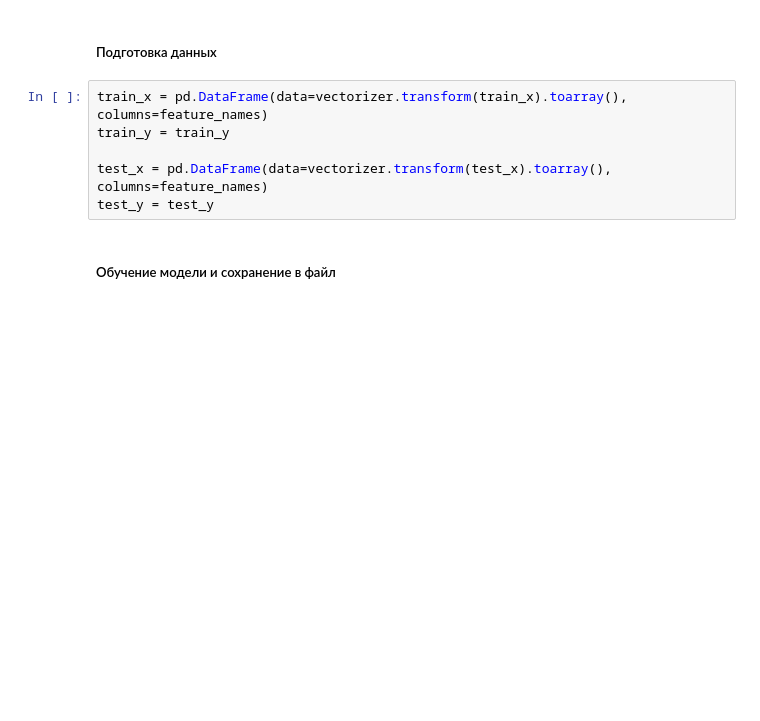
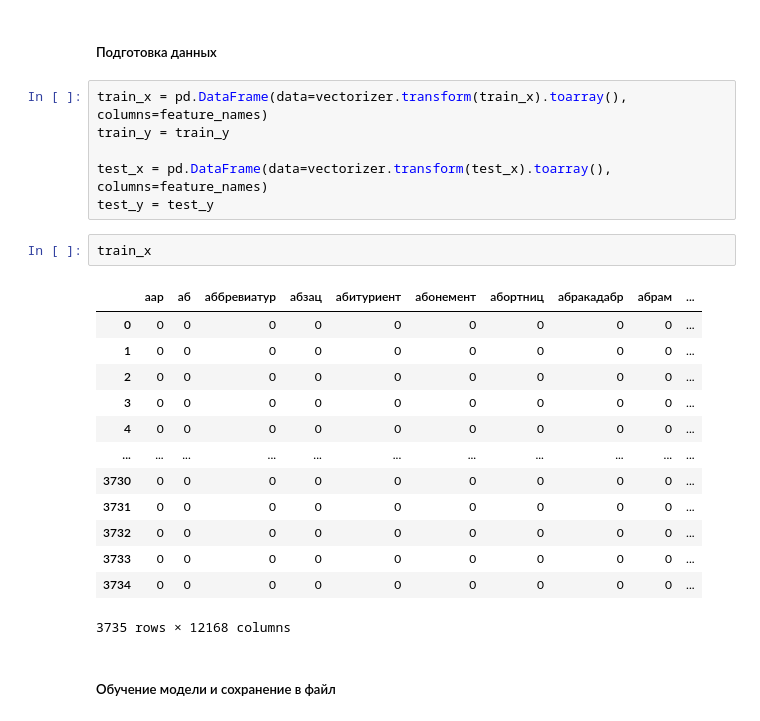
Before and after one commit to dmitrypurtov/dstextdata, a Jupyter notebook: jupyter/LogisticRegression_CountVectorizer.ipynb, the cells around one changed output. Saved outputs shown, nothing was run; the diff lists cells and outputs as text; blank space fills up the shorter version.

```diff
--- a/jupyter/LogisticRegression_CountVectorizer.ipynb
+++ b/jupyter/LogisticRegression_CountVectorizer.ipynb
@@ -77,6 +97,22 @@ train_y = train_y
 
 test_x = pd.DataFrame(data=vectorizer.transform(test_x).toarray(), columns=feature_names)
 test_y = test_y
+# %%
+train_x
+# %% [output]
+|  | аар | аб | аббревиатур | абзац | абитуриент | абонемент | абортниц | абракадабр | абрам | ... |
+| 0 | 0 | 0 | 0 | 0 | 0 | 0 | 0 | 0 | 0 | ... |
+| 1 | 0 | 0 | 0 | 0 | 0 | 0 | 0 | 0 | 0 | ... |
+| 2 | 0 | 0 | 0 | 0 | 0 | 0 | 0 | 0 | 0 | ... |
+| 3 | 0 | 0 | 0 | 0 | 0 | 0 | 0 | 0 | 0 | ... |
+| 4 | 0 | 0 | 0 | 0 | 0 | 0 | 0 | 0 | 0 | ... |
+| ... | ... | ... | ... | ... | ... | ... | ... | ... | ... | ... |
+| 3730 | 0 | 0 | 0 | 0 | 0 | 0 | 0 | 0 | 0 | ... |
+| 3731 | 0 | 0 | 0 | 0 | 0 | 0 | 0 | 0 | 0 | ... |
+| 3732 | 0 | 0 | 0 | 0 | 0 | 0 | 0 | 0 | 0 | ... |
+| 3733 | 0 | 0 | 0 | 0 | 0 | 0 | 0 | 0 | 0 | ... |
+| 3734 | 0 | 0 | 0 | 0 | 0 | 0 | 0 | 0 | 0 | ... |
+3735 rows × 12168 columns
 # %% [markdown]
 ##### Обучение модели и сохранение в файл
 # %%
```
Also changed, not shown: parts of 7 cells of this notebook, 5 other files.
